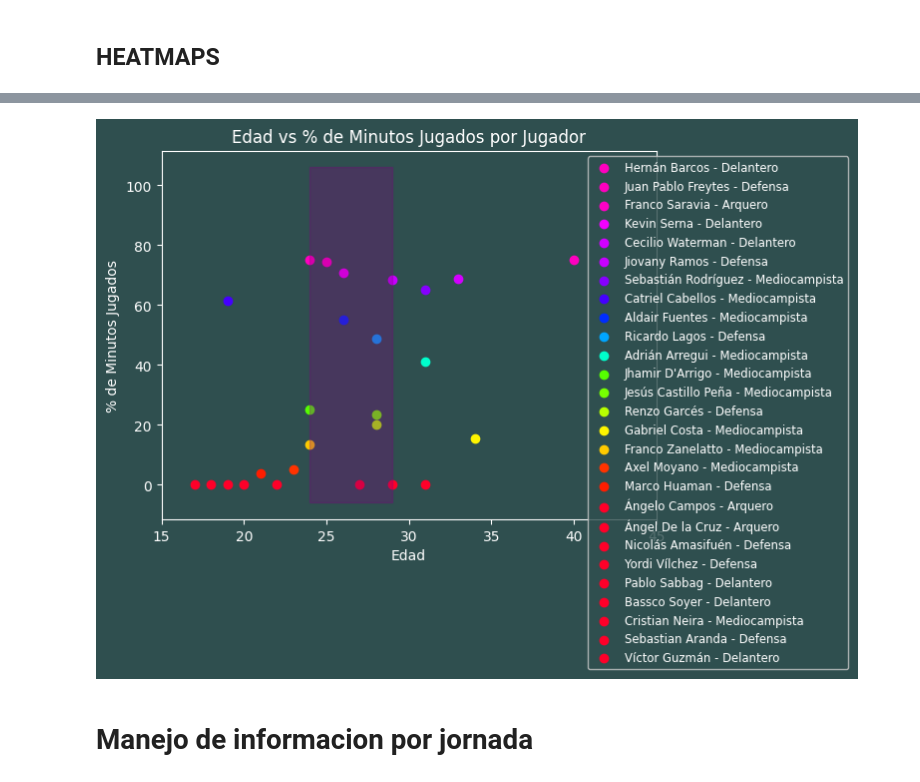
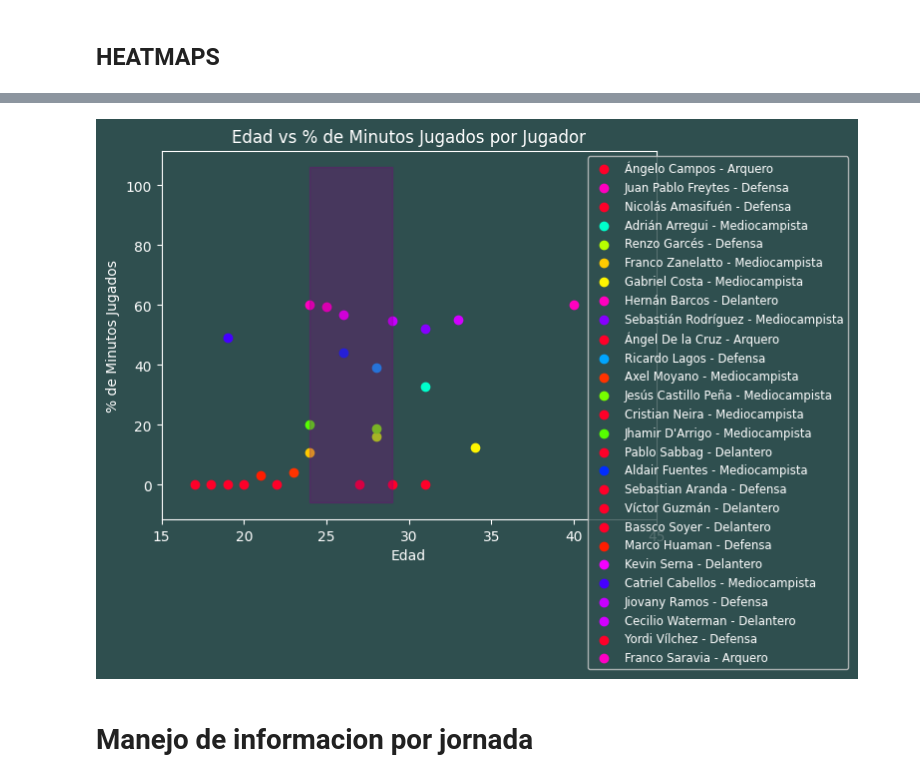
Before and after one commit to Alcamaster1290/GroneStats-Legacy, a Jupyter notebook: Cuaderno Final Alianza Lima 2.0.ipynb, the cells around one changed output, grey strips where cells are left out. Saved outputs shown, nothing was run; the diff lists cells and outputs as text; code cells hidden in the pictures.

```diff
--- a/Cuaderno Final Alianza Lima 2.0.ipynb
+++ b/Cuaderno Final Alianza Lima 2.0.ipynb
@@ -101,14 +102,14 @@ import matplotlib.colors as mcolors
 
 # Leer el archivo xlsx
 df = pd.read_excel('ALIANZA LIMA 2024.xlsx')
-cantidad_jornadas_jugadas = 4  # Actualizar
+cantidad_jornadas_jugadas = 5  # Actualizar
 
 minutos_columns = [col for col in df.columns if ' - Minutos' in col]
 for col in minutos_columns:
     df[col] = pd.to_numeric(df[col], errors='coerce')
 df[minutos_columns] = df[minutos_columns].fillna(0)
 
-# Ahora la suma debería funcionar sin errores de tipo
+df=df.sort_values(by='Dorsal')
 df['Total Minutos'] = df[minutos_columns].sum(axis=1)
 
 # Supongamos que el total de minutos posible (ej., todos los minutos de todas las jornadas) es 360 minutos
@@ -125,33 +126,33 @@ norm = mcolors.Normalize(vmin=df['Porcentaje Minutos Jugados'].min(), vmax=df['P
 
 for i, row in df.iterrows():
     color = cmap(norm(row['Porcentaje Minutos Jugados']))
     ax.scatter(row['Edad 2024'], row['Porcentaje Minutos Jugados'], color=color, label=row['Nombre Completo'] + ' - ' + row['Posición'])
 
 ax.set_xlabel('Edad')
 ax.set_ylabel('% de Minutos Jugados')
 ax.set_title('Edad vs % de Minutos Jugados por Jugador')
 ax.set_facecolor('darkslategray')
 fig.patch.set_facecolor('darkslategray')
 ax.xaxis.label.set_color('white')
 ax.yaxis.label.set_color('white')
 ax.title.set_color('white')
 ax.spines['bottom'].set_color('white')
 ax.spines['top'].set_color('white')
 ax.spines['right'].set_color('white')
 ax.spines['left'].set_color('white')
 ax.tick_params(axis='x', colors='white')
 ax.tick_params(axis='y', colors='white')
 ax.fill([24, 29, 29, 24], [-6, -6, 106, 106], color='purple',
         alpha=0.3, zorder=2) ##the peak age shaded region
 
 # Establecer los límites del eje x
 ax.set_xlim(15, 45)
 
 legend = plt.legend(loc='upper right', bbox_to_anchor=(1.4, 1), fontsize='small', facecolor='darkslategray')
 for text in legend.get_texts():
     text.set_color('white')
 plt.show()
 # %% [output]
-[figure, old version]
+[figure, new version]
 # %% [markdown]
  # Manejo de informacion por jornada
```
Also changed, not shown: parts of 2 cells of this notebook, 43 other files.
